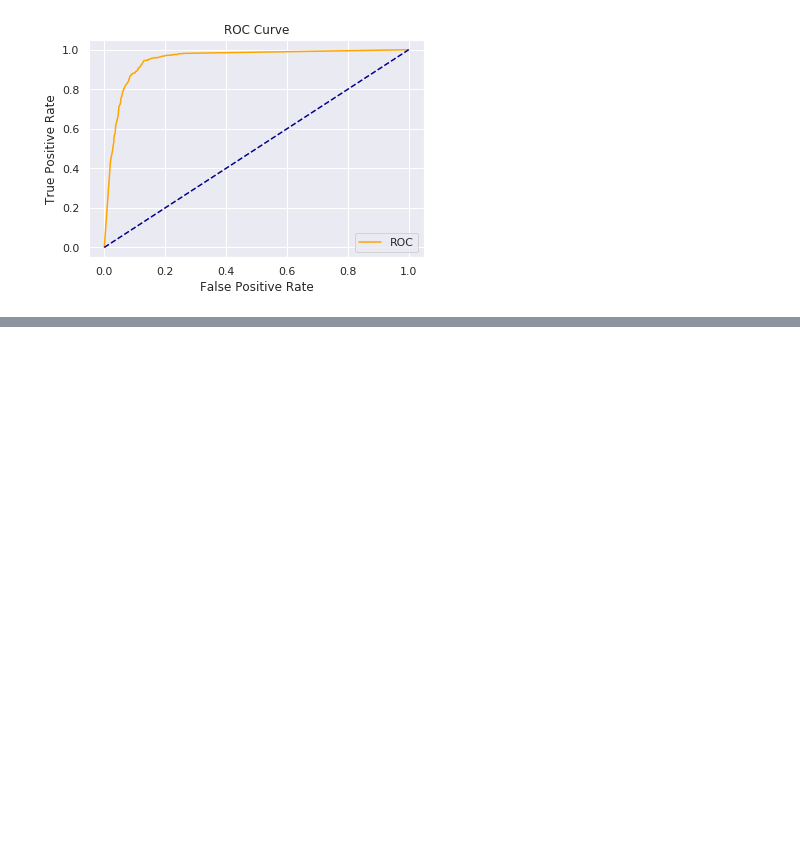
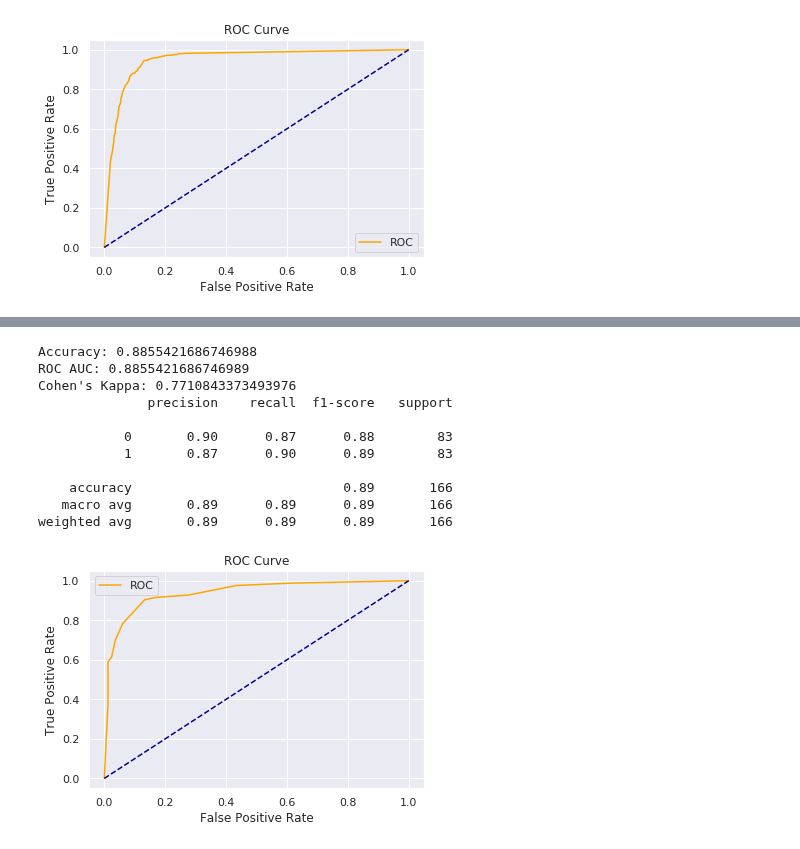
Before and after one commit to mlpack/examples, a Jupyter notebook: loan_default_prediction_with_decision_tree/loan-default-prediction-with-decision-tree-py.ipynb, the cells around one changed output, grey strips where cells are left out. Saved outputs shown, nothing was run; the diff lists cells and outputs as text; code cells hidden in the pictures; blank space fills up the shorter version.

```diff
--- a/loan_default_prediction_with_decision_tree/loan-default-prediction-with-decision-tree-py.ipynb
+++ b/loan_default_prediction_with_decision_tree/loan-default-prediction-with-decision-tree-py.ipynb
@@ -258,0 +364,30 @@ weighted avg       0.90      0.90      0.90      4833
+# %%
+# Create and train Random Forest model with 100 trees.
+output = mlpack.decision_tree(training=Xtrain, labels=ytrain, print_training_accuracy=True)
+# %%
+rf = output["output_model"]
+# %%
+# Predict the values for test data using previously trained model as input.
+predictions = mlpack.decision_tree(input_model=rf, test=Xtest)
+# %%
+yPreds = predictions["predictions"].reshape(-1, 1).squeeze()
+# %%
+print(f"Accuracy: {accuracy_score(ytest, yPreds)}")
+print(f"ROC AUC: {roc_auc_score(ytest, yPreds)}")
+print(f"Cohen's Kappa: {cohen_kappa_score(ytest, yPreds)}")
+print(classification_report(ytest,yPreds))
+fper, tper, thresh = roc_curve(ytest, predictions["probabilities"][:, 1])
+plot_rocAUC(fper, tper)
+# %% [output]
+Accuracy: 0.8855421686746988
+ROC AUC: 0.8855421686746989
+Cohen's Kappa: 0.7710843373493976
+              precision    recall  f1-score   support
+
+           0       0.90      0.87      0.88        83
+           1       0.87      0.90      0.89        83
+
+    accuracy                           0.89       166
+   macro avg       0.89      0.89      0.89       166
+weighted avg       0.89      0.89      0.89       166
+[figure, added]
```
Also changed, not shown: parts of 25 cells of this notebook.
